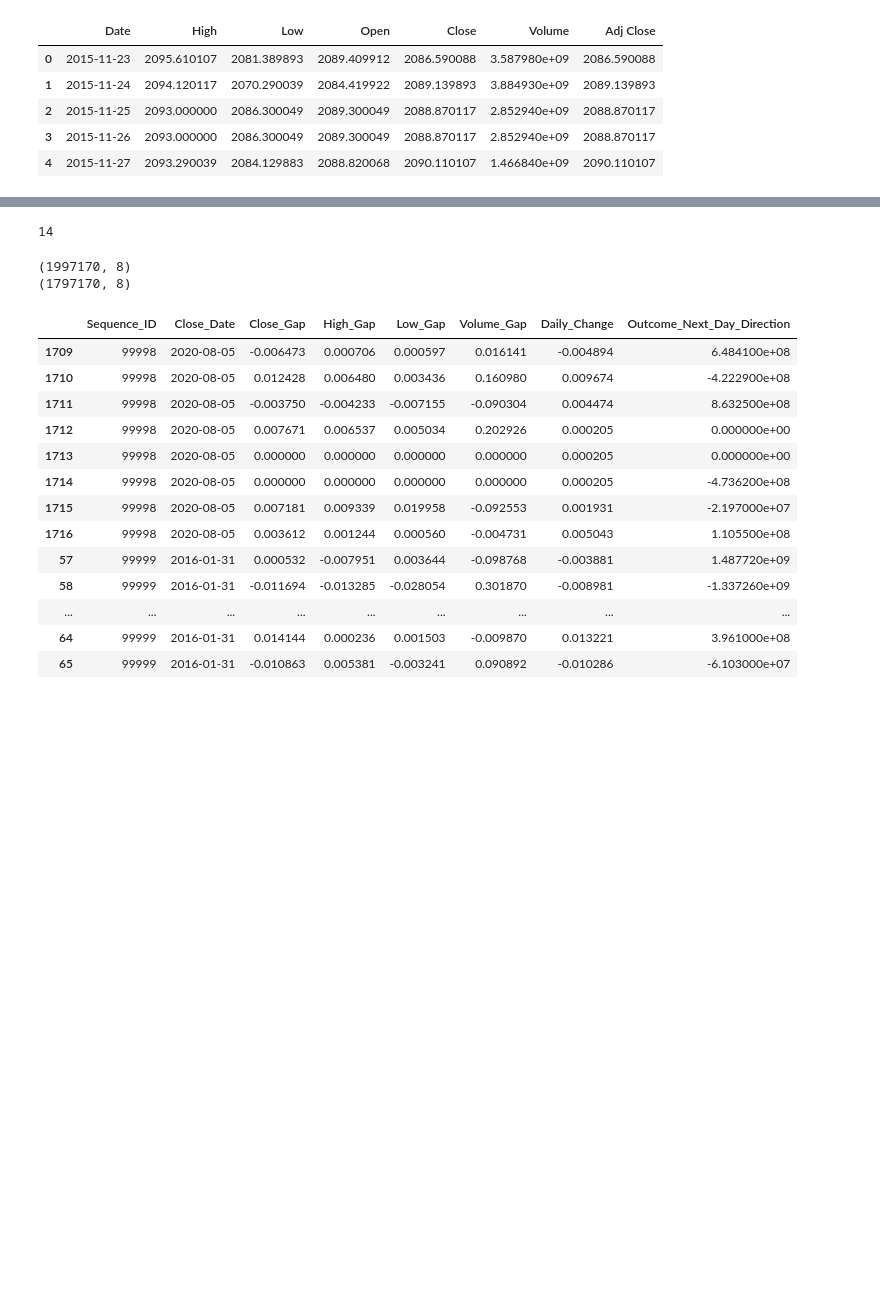
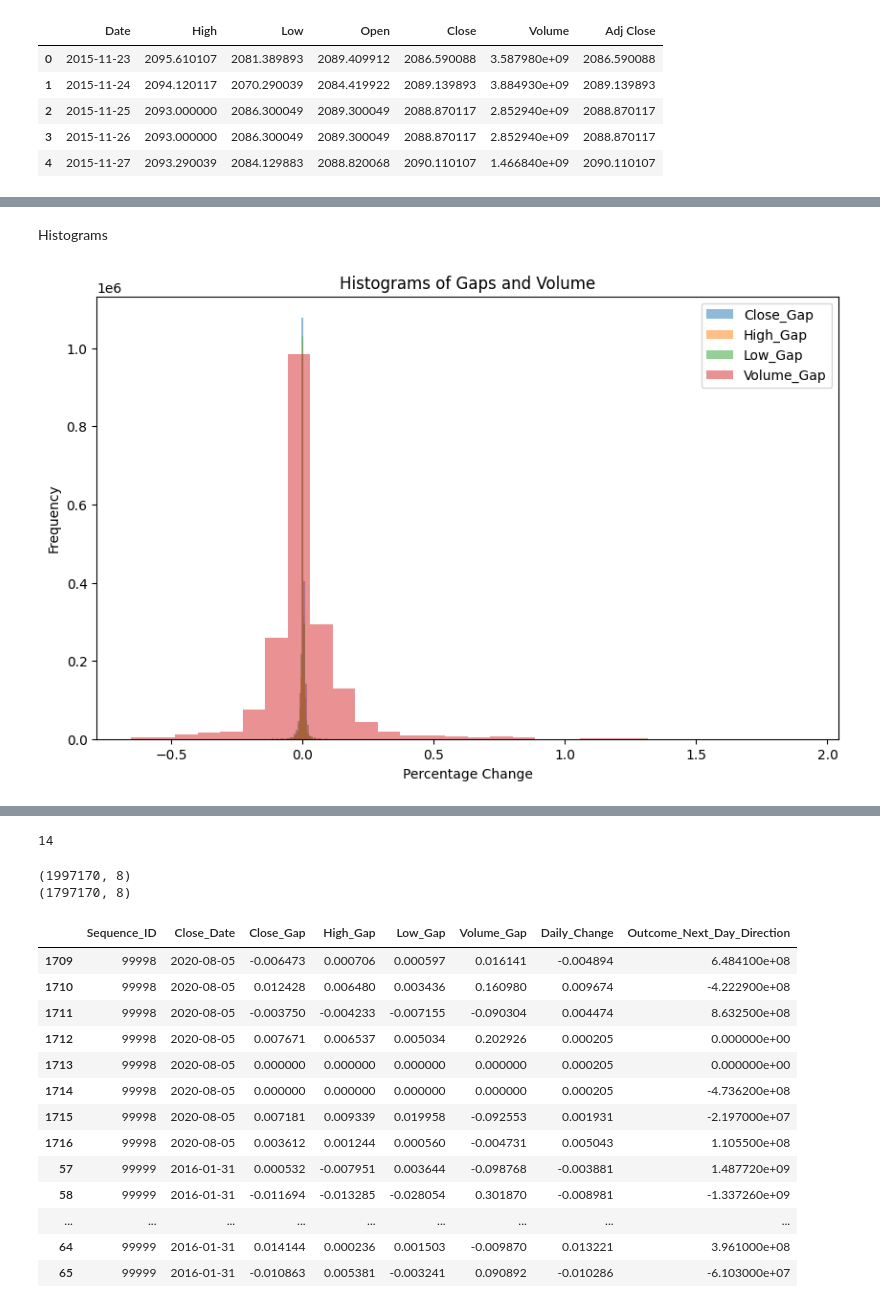
Before and after one commit to Viswaksena-J/semester, a Jupyter notebook: 5thSem/maths/maths project/Maths.ipynb, the cells around one changed output, grey strips where cells are left out. Saved outputs shown, nothing was run; the diff lists cells and outputs as text; code cells hidden in the pictures; blank space fills up the shorter version.

```diff
--- a/5thSem/maths/maths project/Maths.ipynb
+++ b/5thSem/maths/maths project/Maths.ipynb
@@ -80,0 +105,24 @@ for row_set in range(0, 100000):
+# %% [markdown]
+Histograms
+# %%
+import pandas as pd
+import matplotlib.pyplot as plt
+
+# Concatenate all subsets into a single DataFrame
+combined_data = pd.concat(new_set)
+
+plt.figure(figsize=(10, 6))
+
+# Plot histograms for each feature in a single diagram
+plt.hist(combined_data['Close_Gap'], bins=30, alpha=0.5, label='Close_Gap')
+plt.hist(combined_data['High_Gap'], bins=30, alpha=0.5, label='High_Gap')
+plt.hist(combined_data['Low_Gap'], bins=30, alpha=0.5, label='Low_Gap')
+plt.hist(combined_data['Volume_Gap'], bins=30, alpha=0.5, label='Volume_Gap')
+
+plt.xlabel('Percentage Change')
+plt.ylabel('Frequency')
+plt.title('Histograms of Gaps and Volume')
+plt.legend()
+plt.show()
+# %% [output]
+[figure, added]
```
Also changed, not shown: parts of 5 cells of this notebook, 16 other files.
